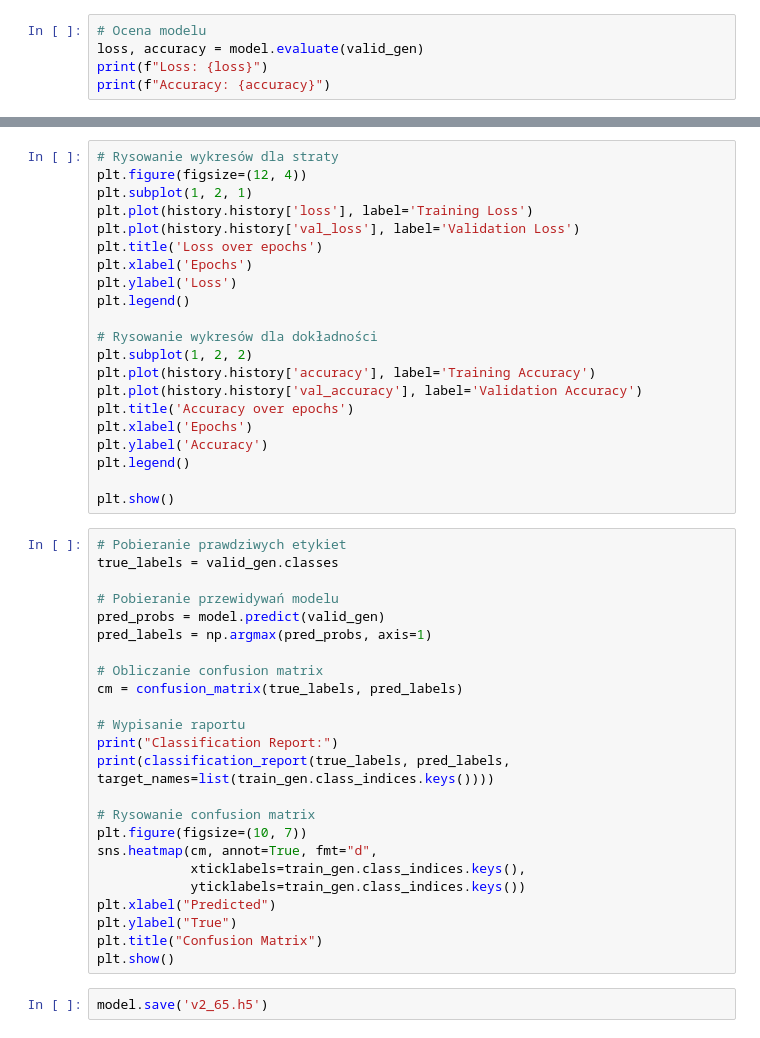
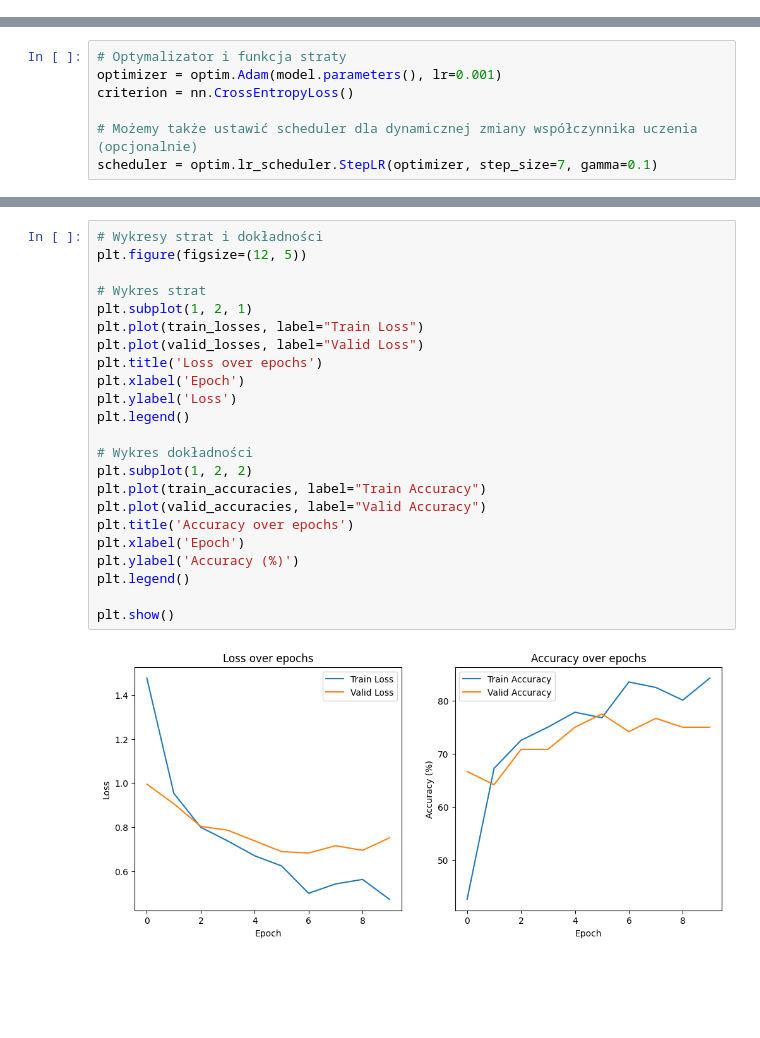
Before and after one commit to filipkloska/sp_issues_detector, a Jupyter notebook: resnet50.ipynb, the cells around one changed output, grey strips where cells are left out. Cells and saved outputs as stored; diff of their text form; blank space fills up the shorter version.

```diff
--- a/resnet50.ipynb
+++ b/resnet50.ipynb
@@ -243,5 +0,0 @@ history = model.fit(
-# %%
-# Ocena modelu
-loss, accuracy = model.evaluate(valid_gen)
-print(f"Loss: {loss}")
-print(f"Accuracy: {accuracy}")
@@ -247,0 +170,7 @@ print(f"Accuracy: {accuracy}")
+# %%
+# Optymalizator i funkcja straty
+optimizer = optim.Adam(model.parameters(), lr=0.001)
+criterion = nn.CrossEntropyLoss()
+
+# Możemy także ustawić scheduler dla dynamicznej zmiany współczynnika uczenia (opcjonalnie)
+scheduler = optim.lr_scheduler.StepLR(optimizer, step_size=7, gamma=0.1)
@@ -248,47 +324,25 @@ print(f"Accuracy: {accuracy}")
 # %%
-# Rysowanie wykresów dla straty
-plt.figure(figsize=(12, 4))
+# Wykresy strat i dokładności
+plt.figure(figsize=(12, 5))
+
+# Wykres strat
 plt.subplot(1, 2, 1)
-plt.plot(history.history['loss'], label='Training Loss')
-plt.plot(history.history['val_loss'], label='Validation Loss')
+plt.plot(train_losses, label="Train Loss")
+plt.plot(valid_losses, label="Valid Loss")
 plt.title('Loss over epochs')
-plt.xlabel('Epochs')
+plt.xlabel('Epoch')
 plt.ylabel('Loss')
 plt.legend()
 
-# Rysowanie wykresów dla dokładności
+# Wykres dokładności
 plt.subplot(1, 2, 2)
-plt.plot(history.history['accuracy'], label='Training Accuracy')
-plt.plot(history.history['val_accuracy'], label='Validation Accuracy')
+plt.plot(train_accuracies, label="Train Accuracy")
+plt.plot(valid_accuracies, label="Valid Accuracy")
 plt.title('Accuracy over epochs')
-plt.xlabel('Epochs')
-plt.ylabel('Accuracy')
+plt.xlabel('Epoch')
+plt.ylabel('Accuracy (%)')
 plt.legend()
 
 plt.show()
+# %% [output]
+[figure, added]
-# %%
-# Pobieranie prawdziwych etykiet
-true_labels = valid_gen.classes
-
-# Pobieranie przewidywań modelu
-pred_probs = model.predict(valid_gen)
-pred_labels = np.argmax(pred_probs, axis=1)
-
-# Obliczanie confusion matrix
-cm = confusion_matrix(true_labels, pred_labels)
-
-# Wypisanie raportu
-print("Classification Report:")
-print(classification_report(true_labels, pred_labels, target_names=list(train_gen.class_indices.keys())))
-
-# Rysowanie confusion matrix
-plt.figure(figsize=(10, 7))
-sns.heatmap(cm, annot=True, fmt="d",
-            xticklabels=train_gen.class_indices.keys(),
-            yticklabels=train_gen.class_indices.keys())
-plt.xlabel("Predicted")
-plt.ylabel("True")
-plt.title("Confusion Matrix")
-plt.show()
-# %%
-model.save('v2_65.h5')
```
Also changed, not shown: parts of 16 cells of this notebook.
